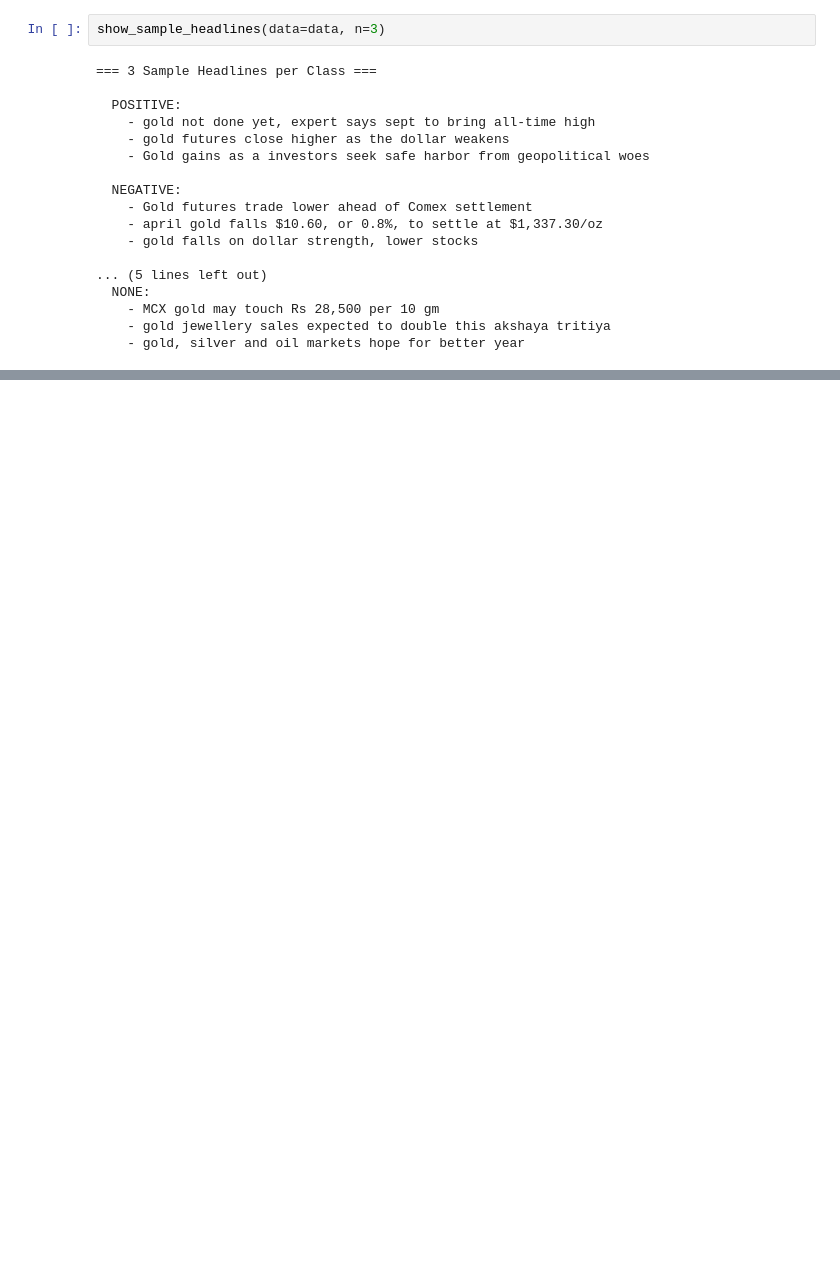
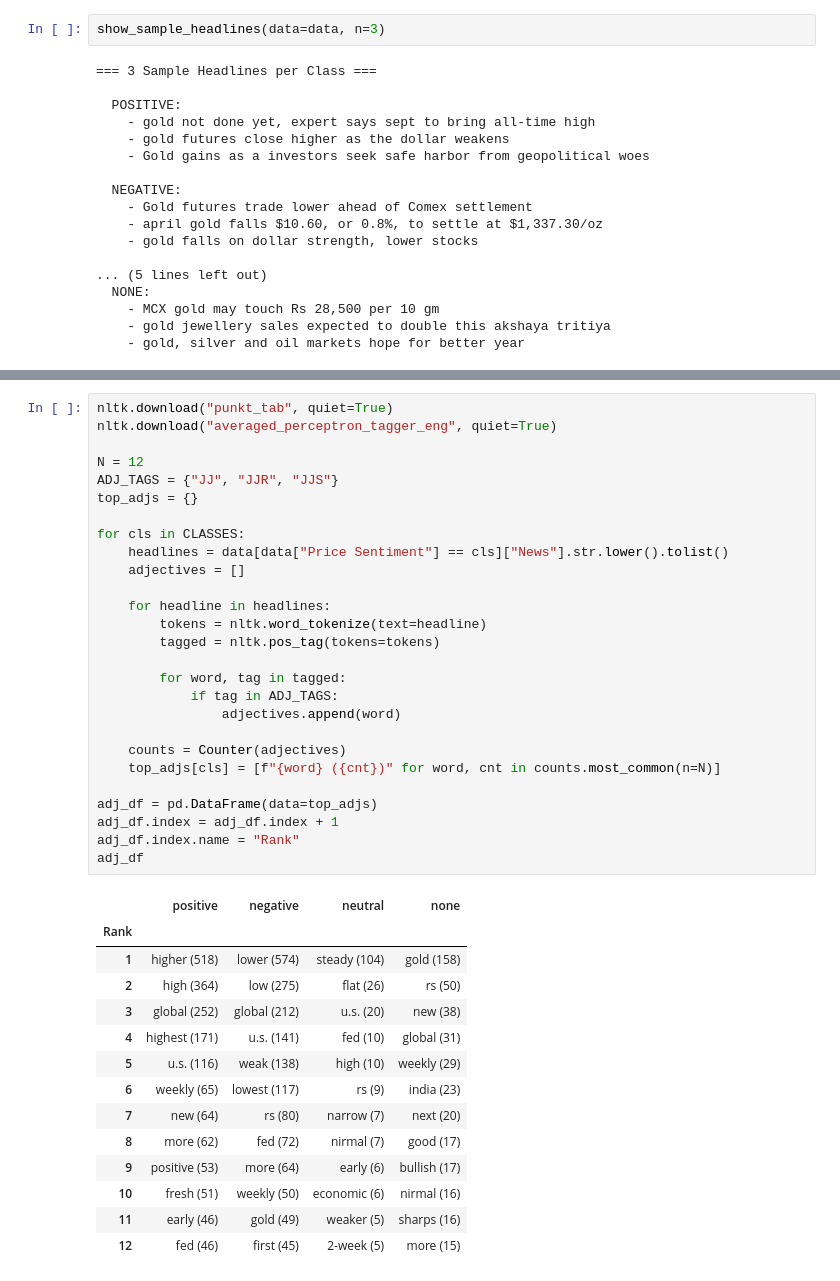
Before and after one commit to ethanharjabrata/Sentiment-Analysis-of-Commodity-News-Gold-, a Jupyter notebook: eda.ipynb, the cells around one changed output, grey strips where cells are left out. Saved outputs shown, nothing was run; the diff lists cells and outputs as text; blank space fills up the shorter version.

```diff
--- a/eda.ipynb
+++ b/eda.ipynb
@@ -238,0 +286,42 @@ show_sample_headlines(data=data, n=3)
+# %%
+nltk.download("punkt_tab", quiet=True)
+nltk.download("averaged_perceptron_tagger_eng", quiet=True)
+
+N = 12
+ADJ_TAGS = {"JJ", "JJR", "JJS"}
+top_adjs = {}
+
+for cls in CLASSES:
+    headlines = data[data["Price Sentiment"] == cls]["News"].str.lower().tolist()
+    adjectives = []
+
+    for headline in headlines:
+        tokens = nltk.word_tokenize(text=headline)
+        tagged = nltk.pos_tag(tokens=tokens)
+
+        for word, tag in tagged:
+            if tag in ADJ_TAGS:
+                adjectives.append(word)
+
+    counts = Counter(adjectives)
+    top_adjs[cls] = [f"{word} ({cnt})" for word, cnt in counts.most_common(n=N)]
+
+adj_df = pd.DataFrame(data=top_adjs)
+adj_df.index = adj_df.index + 1
+adj_df.index.name = "Rank"
+adj_df
+# %% [output]
+|  | positive | negative | neutral | none |
+| Rank |  |  |  |  |
+| 1 | higher (518) | lower (574) | steady (104) | gold (158) |
+| 2 | high (364) | low (275) | flat (26) | rs (50) |
+| 3 | global (252) | global (212) | u.s. (20) | new (38) |
+| 4 | highest (171) | u.s. (141) | fed (10) | global (31) |
+| 5 | u.s. (116) | weak (138) | high (10) | weekly (29) |
+| 6 | weekly (65) | lowest (117) | rs (9) | india (23) |
+| 7 | new (64) | rs (80) | narrow (7) | next (20) |
+| 8 | more (62) | fed (72) | nirmal (7) | good (17) |
+| 9 | positive (53) | more (64) | early (6) | bullish (17) |
+| 10 | fresh (51) | weekly (50) | economic (6) | nirmal (16) |
+| 11 | early (46) | gold (49) | weaker (5) | sharps (16) |
+| 12 | fed (46) | first (45) | 2-week (5) | more (15) |
```
Also changed, not shown: parts of 10 cells of this notebook, 4 other files.
